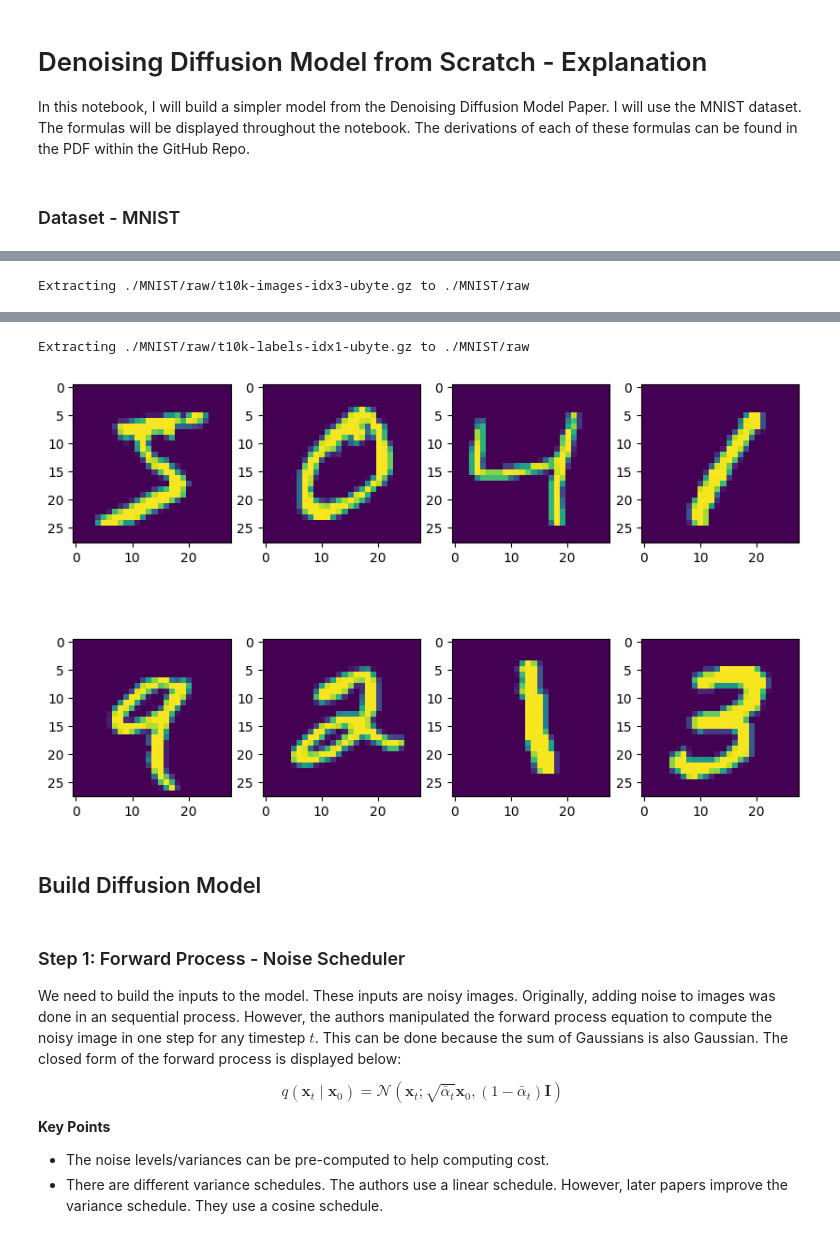
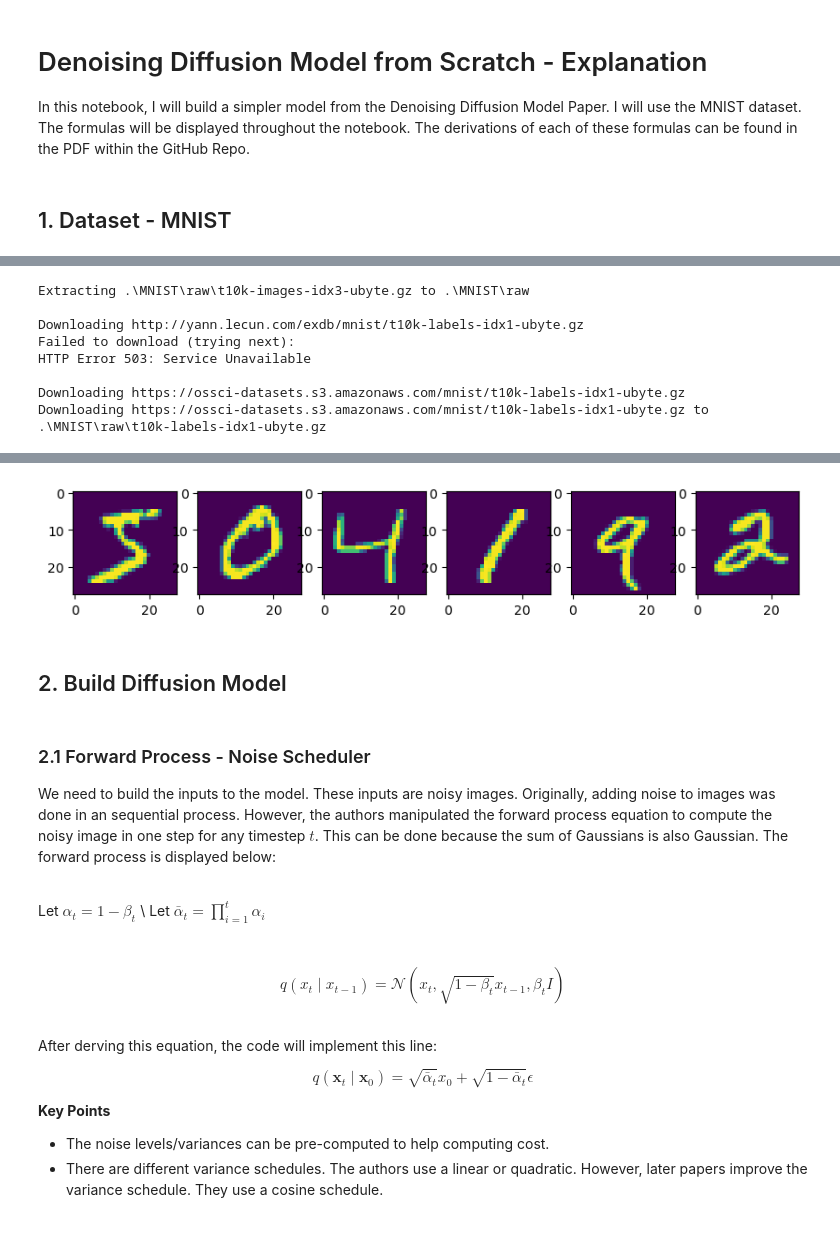
Before and after one commit to CamdenKitowski/DenoisingDiffusionModels, a Jupyter notebook: DenoisingDiffusionModel.ipynb, the cells around one changed output, grey strips where cells are left out. Saved outputs shown, nothing was run; the diff lists cells and outputs as text; code cells hidden in the pictures.

Commit message:
Add files via upload
updated model

```diff
--- a/DenoisingDiffusionModel.ipynb
+++ b/DenoisingDiffusionModel.ipynb
@@ -3,7 +3,7 @@
 
 In this notebook, I will build a simpler model from the Denoising Diffusion Model Paper. I will use the MNIST dataset. The formulas will be displayed throughout the notebook. The derivations of each of these formulas can be found in the PDF within the GitHub Repo.
 # %% [markdown]
-### Dataset - MNIST
+## 1. Dataset - MNIST
 # %%
 # Imports
 import torch
@@ -13,5 +20,5 @@ import torch.nn.functional as F
 # %%
-def show_images(datset, num_samples=8, cols=4):
+def show_images(datset, num_samples=6, cols=6):
     """ Plots some samples from the dataset """
     plt.figure(figsize=(10,10))
     for i, img in enumerate(data):
@@ -36 +55,8 @@ Downloading http://yann.lecun.com/exdb/mnist/t10k-images-idx3-ubyte.gz to ./MNIS
-Extracting ./MNIST/raw/t10k-images-idx3-ubyte.gz to ./MNIST/raw
+Extracting .\MNIST\raw\t10k-images-idx3-ubyte.gz to .\MNIST\raw
+
+Downloading http://yann.lecun.com/exdb/mnist/t10k-labels-idx1-ubyte.gz
+Failed to download (trying next):
+HTTP Error 503: Service Unavailable
+
+Downloading https://ossci-datasets.s3.amazonaws.com/mnist/t10k-labels-idx1-ubyte.gz
+Downloading https://ossci-datasets.s3.amazonaws.com/mnist/t10k-labels-idx1-ubyte.gz to .\MNIST\raw\t10k-labels-idx1-ubyte.gz
@@ -39,14 +64,24 @@ Downloading http://yann.lecun.com/exdb/mnist/t10k-labels-idx1-ubyte.gz to ./MNIS
-Extracting ./MNIST/raw/t10k-labels-idx1-ubyte.gz to ./MNIST/raw
-[figure, old version]
+[figure, new version]
 # %% [markdown]
-## Build Diffusion Model
+## 2. Build Diffusion Model
 # %% [markdown]
-### Step 1: Forward Process - Noise Scheduler
+### 2.1 Forward Process - Noise Scheduler
 
-We need to build the inputs to the model. These inputs are noisy images. Originally, adding noise to images was done in an sequential process. However, the authors manipulated the forward process equation to compute the noisy image in one step for any timestep $t$. This can be done because the sum of Gaussians is also Gaussian. The closed form of the forward process is displayed below:
+We need to build the inputs to the model. These inputs are noisy images. Originally, adding noise to images was done in an sequential process. However, the authors manipulated the forward process equation to compute the noisy image in one step for any timestep $t$. This can be done because the sum of Gaussians is also Gaussian. The forward process is displayed below:
 
-$$q\left(\mathbf{x}_{t} \mid \mathbf{x}_{0}\right)=\mathcal{N}\left(\mathbf{x}_{t} ; \sqrt{\bar{\alpha}_{t}} \mathbf{x}_{0},\left(1-\bar{\alpha}_{t}\right) \mathbf{I}\right)$$
+\
+Let $\alpha_t=1-\beta_t$ \\
+Let $\bar{\alpha}_t=\prod_{i=1}^t \alpha_i$
+
+\
+$$q\left(x_t \mid x_{t-1}\right) = \mathcal{N}\left(x_t, \sqrt{1-\beta_t} x_{t-1}, \beta_t I\right)$$
+\
+After derving this equation, the code will implement this line:
+
+$$ q\left(\mathbf{x}_{t} \mid \mathbf{x}_{0}\right) = \sqrt{\bar{\alpha}_t} x_0 + \sqrt{1-\bar{\alpha}_t} \epsilon$$
+
+
 
 **Key Points**
  - The noise levels/variances can be pre-computed to help computing cost.
- - There are different variance schedules. The authors use a linear schedule. However, later papers improve the variance schedule. They use a cosine schedule.
+ - There are different variance schedules. The authors use a linear or quadratic. However, later papers improve the variance schedule. They use a cosine schedule.
```
Also changed, not shown: parts of 27 cells of this notebook.
